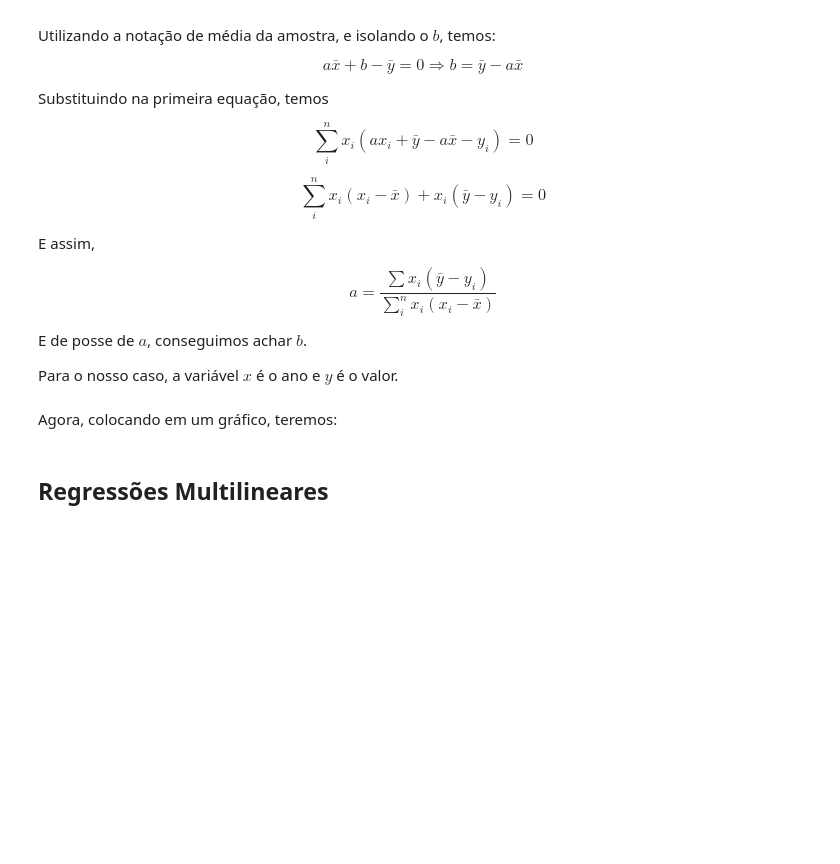
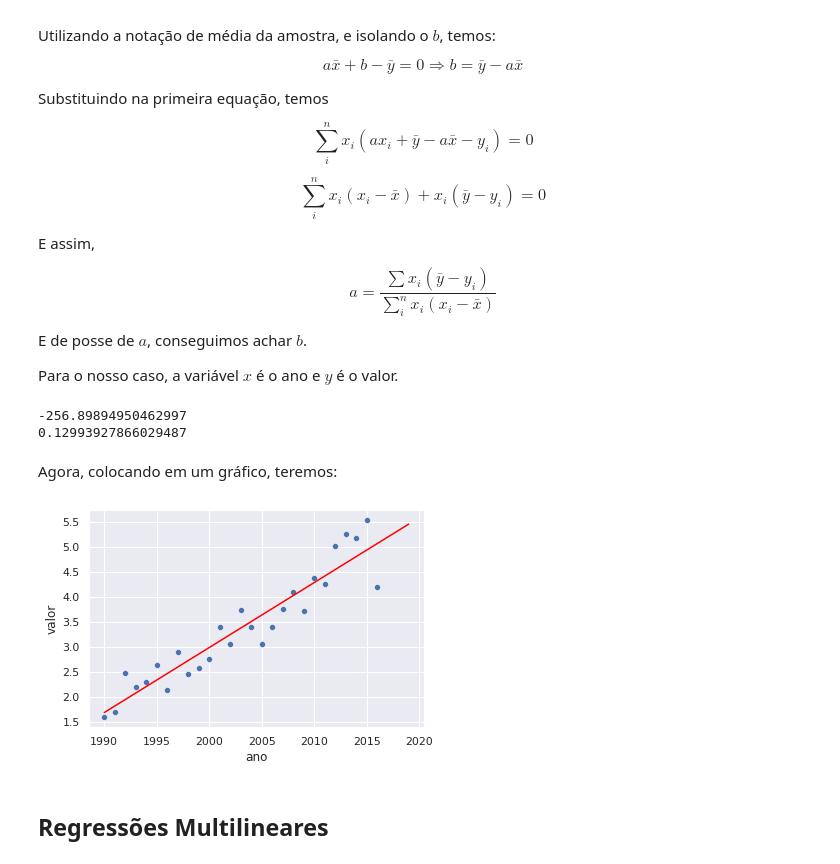
Before and after one commit to FilipeLima/Intro-Pandas, a Jupyter notebook: Workshop.ipynb, the cells around one changed output. Cells and saved outputs as stored; diff of their text form; code cells hidden in the pictures; blank space fills up the shorter version.

```diff
--- a/Workshop.ipynb
+++ b/Workshop.ipynb
@@ -821,8 +1231,33 @@ $$a=\displaystyle \frac{\sum x_{i}(\bar{y}-y_{i})}{\sum_{i}^{n}x_{i}(x_{i}-\bar{
 E de posse de $a$, conseguimos achar $b$.
 
 Para o nosso caso, a variável $x$ é o ano e $y$ é o valor.
+# %%
+x=brasilCereal['ano']
+y=brasilCereal['valor']
+
+coeficienteAngular=(np.sum((np.mean(y)-y)*x))/(np.sum((np.mean(x)-x)*x))
+coeficienteLinear=np.mean(y) -coeficienteAngular*np.mean(x)
+print(coeficienteLinear)
+print(coeficienteAngular)
+# %% [output]
+-256.89894950462997
+0.12993927866029487
 # %% [markdown]
 Agora, colocando em um gráfico, teremos:
+# %%
+def reta(x,a,b):
+    y = a*x+b
+    return y
+
+dominio = np.linspace(1990, 2019, 200)
+imagem = reta(dominio,coeficienteAngular,coeficienteLinear)
+plt.plot(dominio,imagem,color='red')
+
+sns.scatterplot(x='ano',y='valor',data=brasilCereal)
+
+plt.show()
+# %% [output]
+[figure, added]
 # %% [markdown]
 ## Regressões Multilineares
 # %% [markdown]
```
Also changed, not shown: parts of 36 cells of this notebook.
